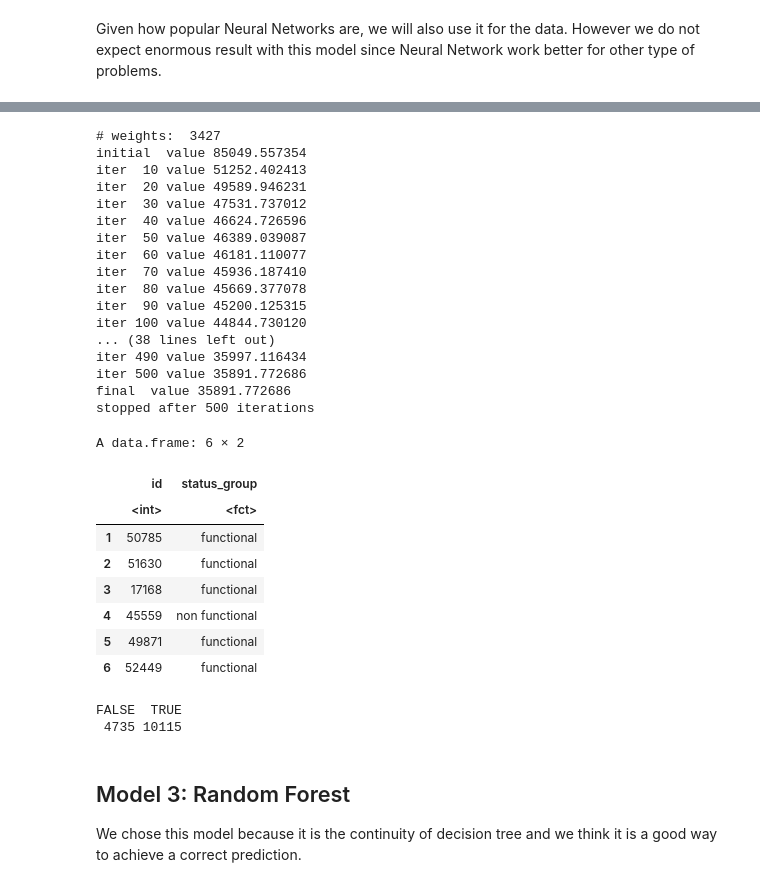
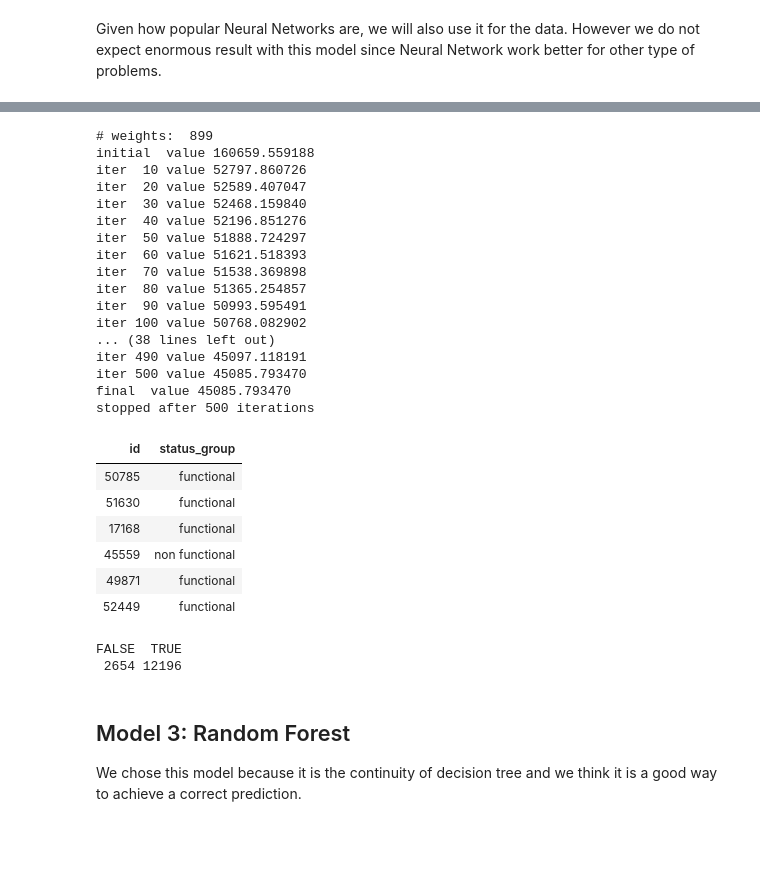
Before and after one commit to nmarotte/F422-fluffy-couscous, a Jupyter notebook: ReportTemplate.ipynb, the cells around one changed output, grey strips where cells are left out. Cells and saved outputs as stored; diff of their text form; code cells hidden in the pictures; blank space fills up the shorter version.

```diff
--- a/ReportTemplate.ipynb
+++ b/ReportTemplate.ipynb
@@ -563,7 +610,7 @@ Given how popular Neural Networks are, we will also use it for the data. However
 # %%
 library(nnet)
 
-big_preprocessing()  # Preprocessing
+preprocessing()  # Preprocessing
 
 nnet_model <- nnet(status_group~., data = training_set_values, size = 32, decay=5e-4, maxit=500,
                   MaxNWts=10000)  # Modelling
@@ -601,31 +632,29 @@ Warning message in model.matrix.default(~x - 1, model.frame(~x - 1), contrasts =
-# weights:  3427
-initial  value 85049.557354
-iter  10 value 51252.402413
-iter  20 value 49589.946231
-iter  30 value 47531.737012
-iter  40 value 46624.726596
-iter  50 value 46389.039087
-iter  60 value 46181.110077
-iter  70 value 45936.187410
-iter  80 value 45669.377078
-iter  90 value 45200.125315
-iter 100 value 44844.730120
+# weights:  899
+initial  value 160659.559188
+iter  10 value 52797.860726
+iter  20 value 52589.407047
+iter  30 value 52468.159840
+iter  40 value 52196.851276
+iter  50 value 51888.724297
+iter  60 value 51621.518393
+iter  70 value 51538.369898
+iter  80 value 51365.254857
+iter  90 value 50993.595491
+iter 100 value 50768.082902
 ... (38 lines left out)
-iter 490 value 35997.116434
-iter 500 value 35891.772686
-final  value 35891.772686
+iter 490 value 45097.118191
+iter 500 value 45085.793470
+final  value 45085.793470
 stopped after 500 iterations
+| id | status_group |
+| 50785 | functional |
+| 51630 | functional |
+| 17168 | functional |
+| 45559 | non functional |
+| 49871 | functional |
+| 52449 | functional |
-A data.frame: 6 × 2
+FALSE  TRUE
+ 2654 12196
-|  | id | status_group |
-|  | <int> | <fct> |
-| 1 | 50785 | functional |
-| 2 | 51630 | functional |
-| 3 | 17168 | functional |
-| 4 | 45559 | non functional |
-| 5 | 49871 | functional |
-| 6 | 52449 | functional |
-FALSE  TRUE
- 4735 10115
 # %% [markdown]
 ## Model 3: Random Forest
 
```
Also changed, not shown: parts of 10 cells of this notebook, 4 other files.
